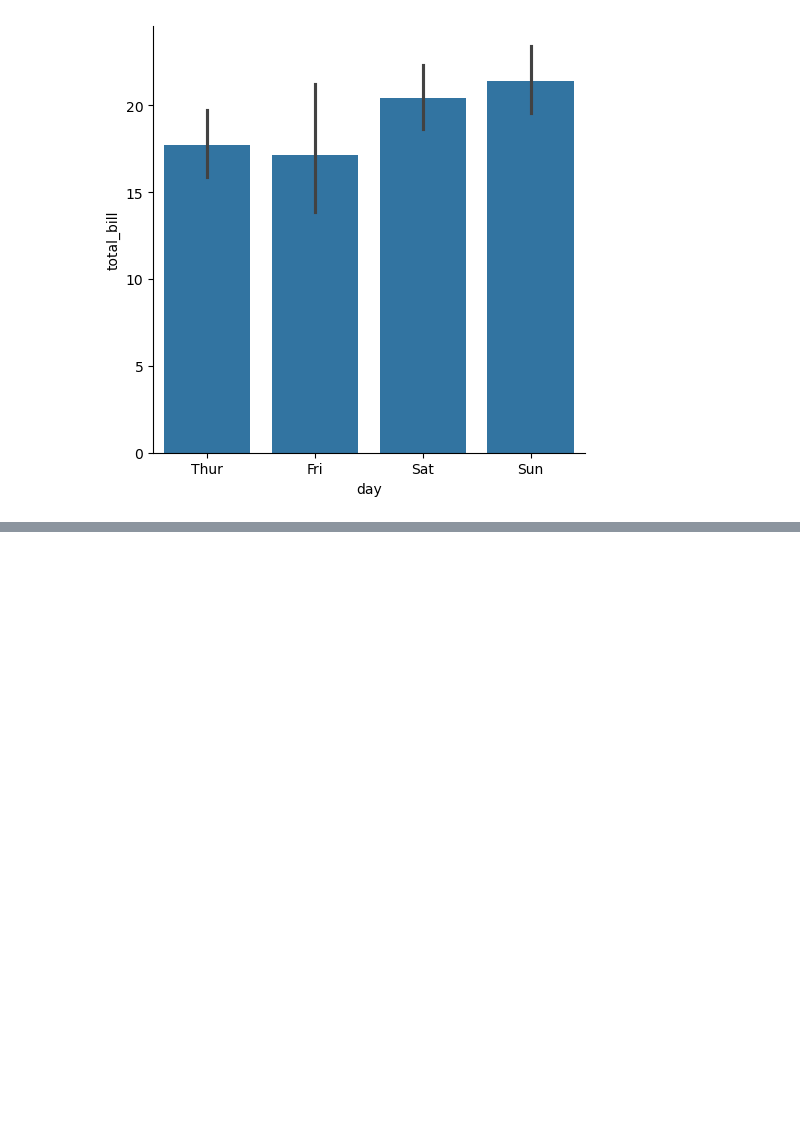
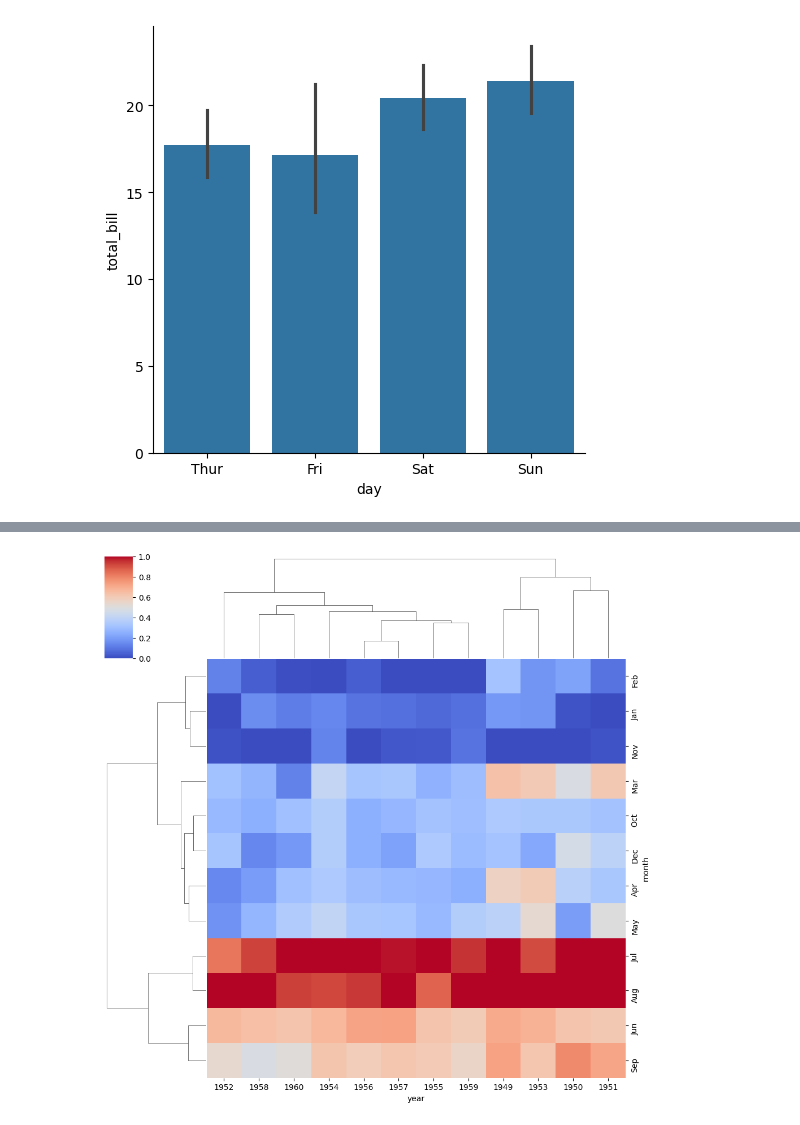
Before and after one commit to m-ata/data-visualization, a Jupyter notebook: seaborn/seaborn.ipynb, the cells around one changed output, grey strips where cells are left out. Saved outputs shown, nothing was run; the diff lists cells and outputs as text; code cells hidden in the pictures; blank space fills up the shorter version.

```diff
--- a/seaborn/seaborn.ipynb
+++ b/seaborn/seaborn.ipynb
@@ -82,0 +107,5 @@ plt.show()
+# %%
+sns.clustermap(fp, standard_scale=1, cmap="coolwarm")
+plt.show()
+# %% [output]
+[figure, added]
```
Also changed, not shown: parts of 5 cells of this notebook.
